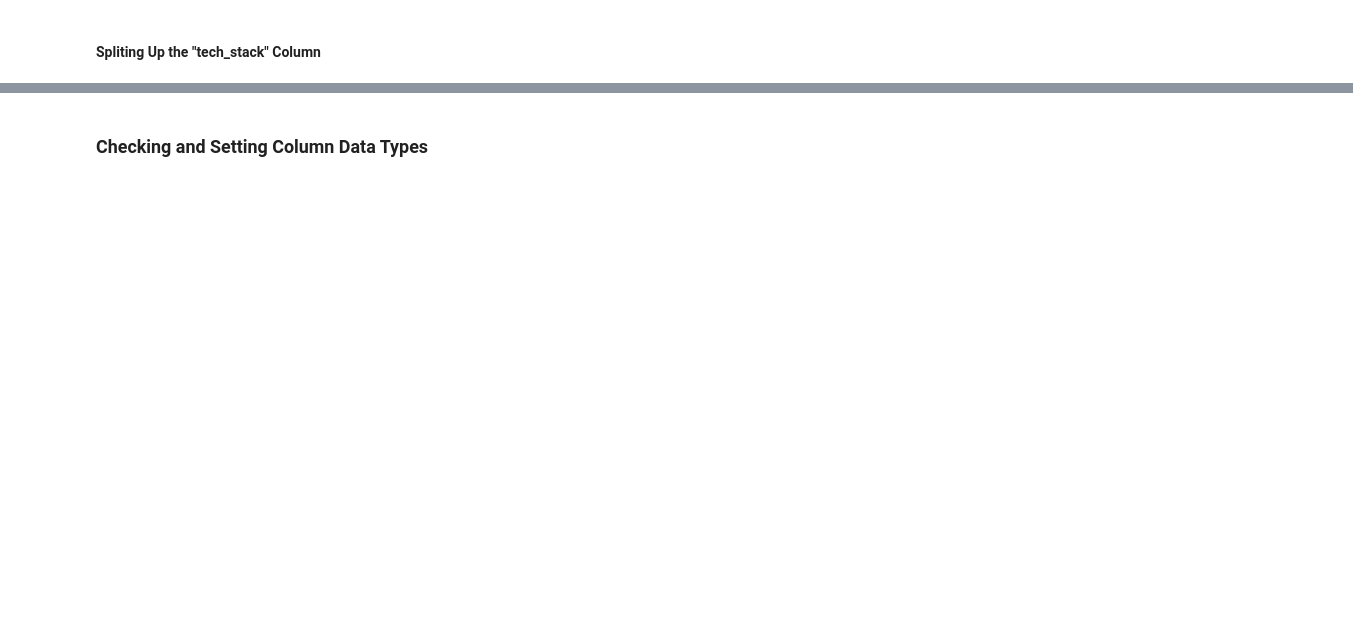
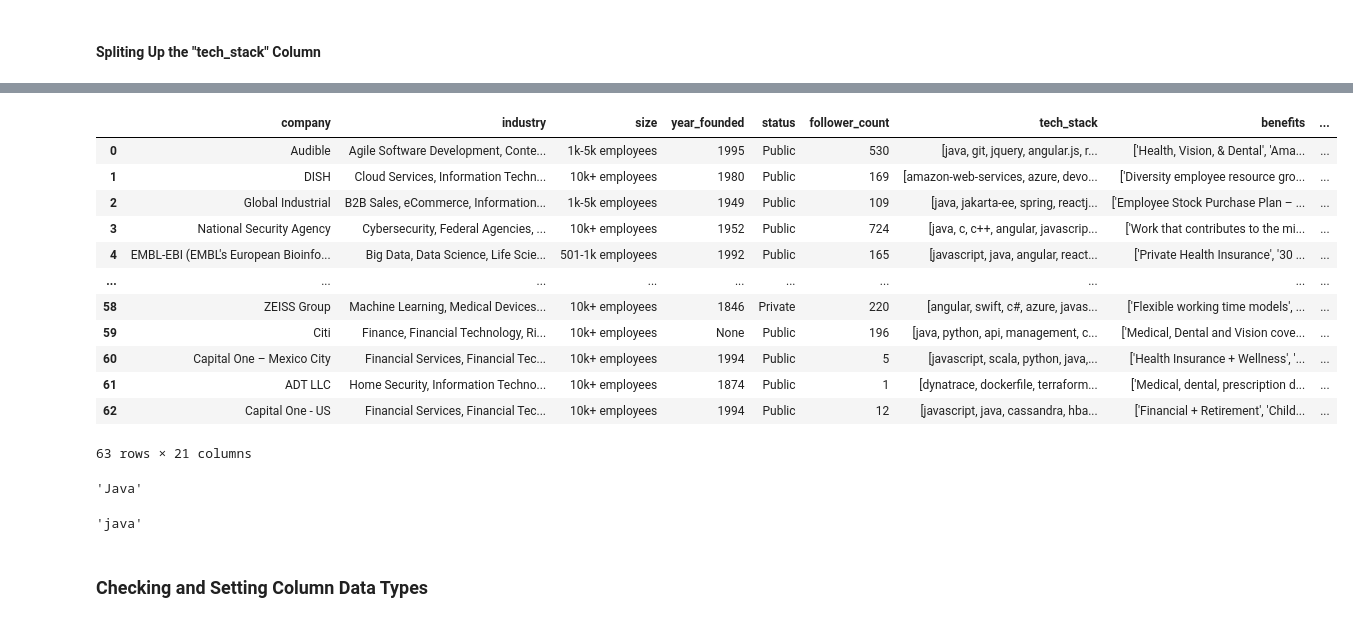
Before and after one commit to Willnguyen02/Stack-Overflow-Companies-Web-Scraper, a Jupyter notebook: main.ipynb, the cells around one changed output, grey strips where cells are left out. Cells and saved outputs as stored; diff of their text form; code cells hidden in the pictures; blank space fills up the shorter version.

```diff
--- a/main.ipynb
+++ b/main.ipynb
@@ -390,3 +519,33 @@ display(tech_stack_df)
+# %%
+test_df[[
+    "programming_languages", "web_development", "cloud_platforms", "devops_infrastructure",
+    "databases_data_management", "machine_learning_ai", "version_control_collaboration", "software_testing_automation",
+    "mobile_development", "networking_security","containerization", "business_tools", "other_technologies"
+]] = None
+
+test_df
+# %% [output]
+|  | company | industry | size | year_founded | status | follower_count | tech_stack | benefits | ... |
+| 0 | Audible | Agile Software Development, Conte... | 1k-5k employees | 1995 | Public | 530 | [java, git, jquery, angular.js, r... | ['Health, Vision, & Dental', 'Ama... | ... |
+| 1 | DISH | Cloud Services, Information Techn... | 10k+ employees | 1980 | Public | 169 | [amazon-web-services, azure, devo... | ['Diversity employee resource gro... | ... |
+| 2 | Global Industrial | B2B Sales, eCommerce, Information... | 1k-5k employees | 1949 | Public | 109 | [java, jakarta-ee, spring, reactj... | ['Employee Stock Purchase Plan – ... | ... |
+| 3 | National Security Agency | Cybersecurity, Federal Agencies, ... | 10k+ employees | 1952 | Public | 724 | [java, c, c++, angular, javascrip... | ['Work that contributes to the mi... | ... |
+| 4 | EMBL-EBI (EMBL's European Bioinfo... | Big Data, Data Science, Life Scie... | 501-1k employees | 1992 | Public | 165 | [javascript, java, angular, react... | ['Private Health Insurance', '30 ... | ... |
+| ... | ... | ... | ... | ... | ... | ... | ... | ... | ... |
+| 58 | ZEISS Group | Machine Learning, Medical Devices... | 10k+ employees | 1846 | Private | 220 | [angular, swift, c#, azure, javas... | ['Flexible working time models', ... | ... |
+| 59 | Citi | Finance, Financial Technology, Ri... | 10k+ employees | None | Public | 196 | [java, python, api, management, c... | ['Medical, Dental and Vision cove... | ... |
+| 60 | Capital One – Mexico City | Financial Services, Financial Tec... | 10k+ employees | 1994 | Public | 5 | [javascript, scala, python, java,... | ['Health Insurance + Wellness', '... | ... |
+| 61 | ADT LLC | Home Security, Information Techno... | 10k+ employees | 1874 | Public | 1 | [dynatrace, dockerfile, terraform... | ['Medical, dental, prescription d... | ... |
+| 62 | Capital One - US | Financial Services, Financial Tec... | 10k+ employees | 1994 | Public | 12 | [javascript, java, cassandra, hba... | ['Financial + Retirement', 'Child... | ... |
+63 rows × 21 columns
+# %%
+tech_stack[0][0]
+# %% [output]
+'Java'
+# %%
+test_df["tech_stack"].iloc[0][0]
+# %% [output]
+'java'
 # %% [markdown]
 ### Checking and Setting Column Data Types
 # %%
```
Also changed, not shown: parts of 18 cells of this notebook, 1 other file.
